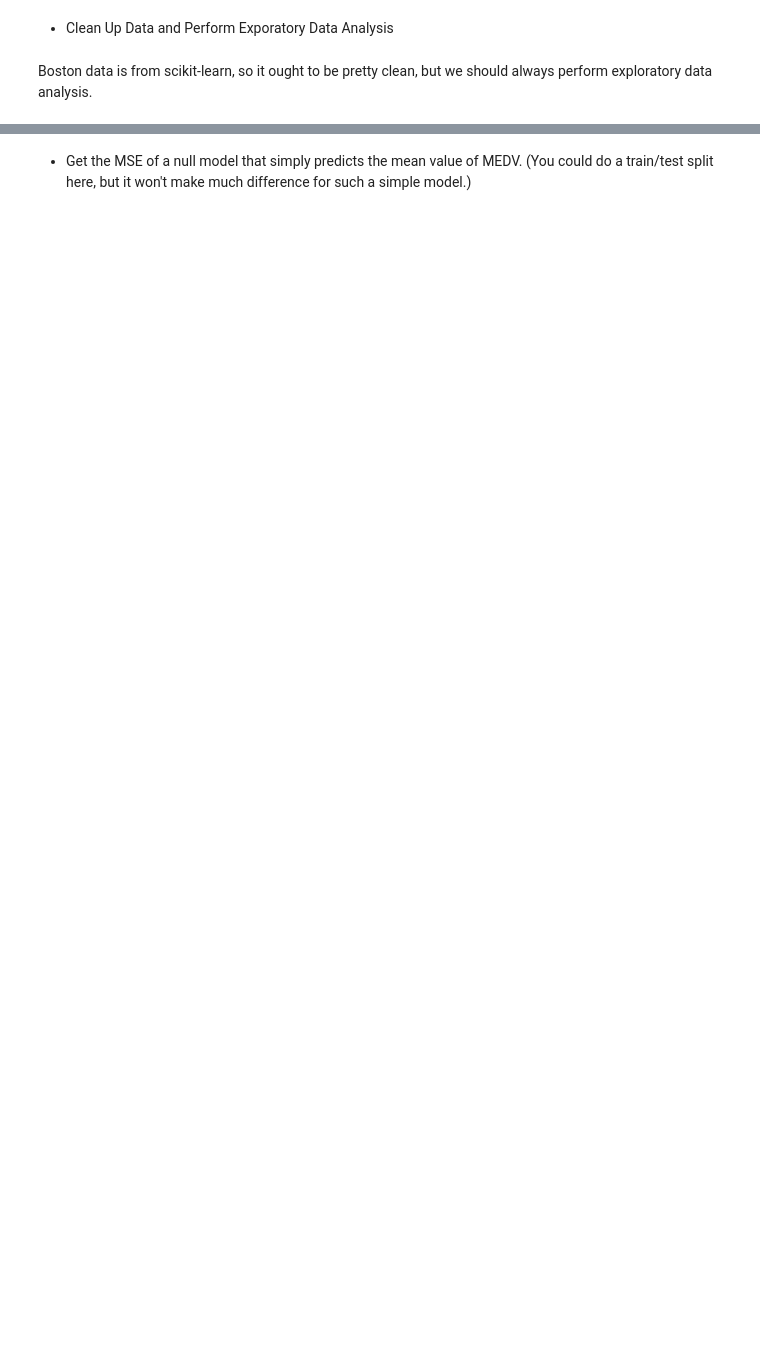
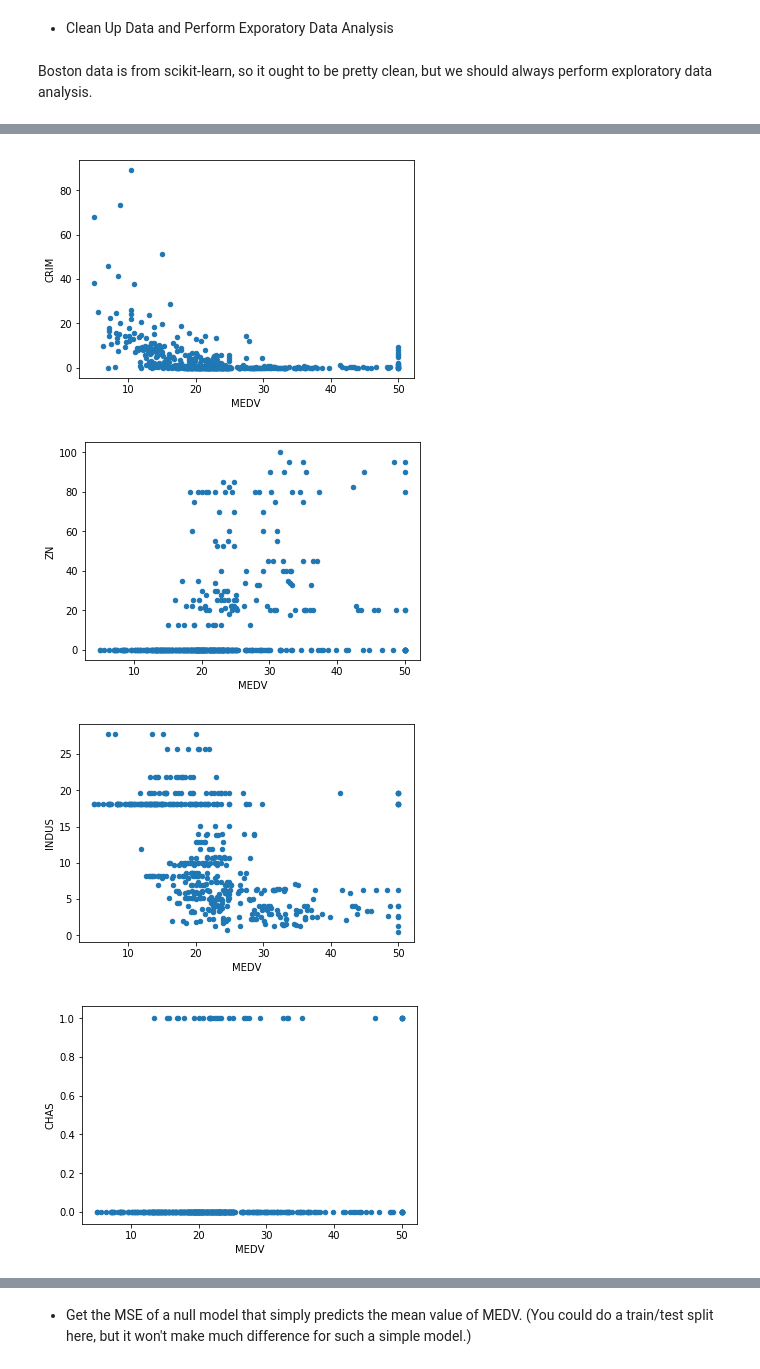
Before and after one commit to meghanaanne/UNIT3, a Jupyter notebook: linreg_knn_project.ipynb, the cells around one changed output, grey strips where cells are left out. Saved outputs shown, nothing was run; the diff lists cells and outputs as text; code cells hidden in the pictures; blank space fills up the shorter version.

```diff
--- a/linreg_knn_project.ipynb
+++ b/linreg_knn_project.ipynb
@@ -69,0 +243,19 @@ Boston data is from scikit-learn, so it ought to be pretty clean, but we should
+# %%
+ax = boston_df.plot(x='MEDV', y='CRIM', kind='scatter')
+ax = boston_df.plot(x='MEDV', y='ZN', kind='scatter')
+ax = boston_df.plot(x='MEDV', y='INDUS', kind='scatter')
+ax = boston_df.plot(x='MEDV', y='CHAS', kind='scatter')
+ax = boston_df.plot(x='MEDV', y='NOX', kind='scatter')
+ax = boston_df.plot(x='MEDV', y='RM', kind='scatter')
+ax = boston_df.plot(x='MEDV', y='AGE', kind='scatter')
+ax = boston_df.plot(x='MEDV', y='DIS', kind='scatter')
+ax = boston_df.plot(x='MEDV', y='RAD', kind='scatter')
+ax = boston_df.plot(x='MEDV', y='TAX', kind='scatter')
+ax = boston_df.plot(x='MEDV', y='PTRATIO', kind='scatter')
+ax = boston_df.plot(x='MEDV', y='B', kind='scatter')
+ax = boston_df.plot(x='MEDV', y='LSTAT', kind='scatter')
+# %% [output]
+[figure, added]
+[figure, added]
+[figure, added]
+[figure, added]
```
Also changed, not shown: parts of 56 cells of this notebook.
